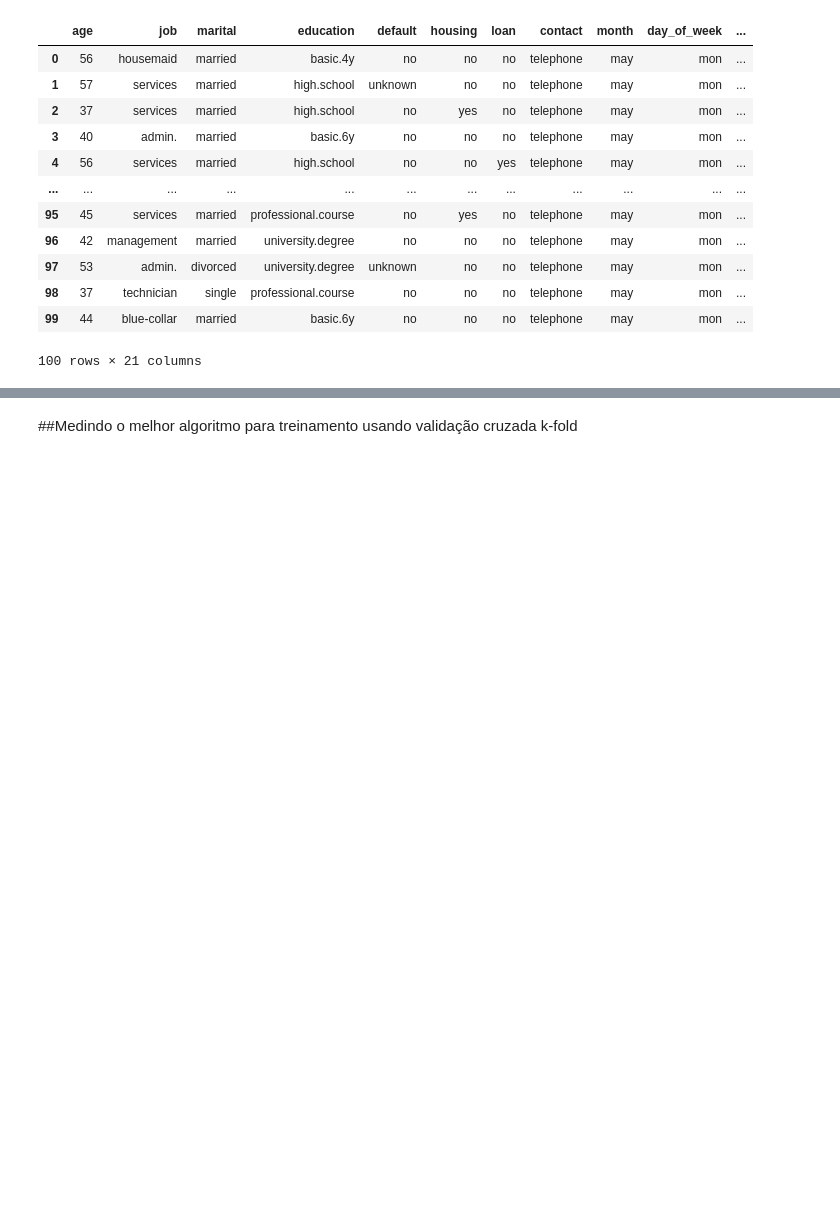
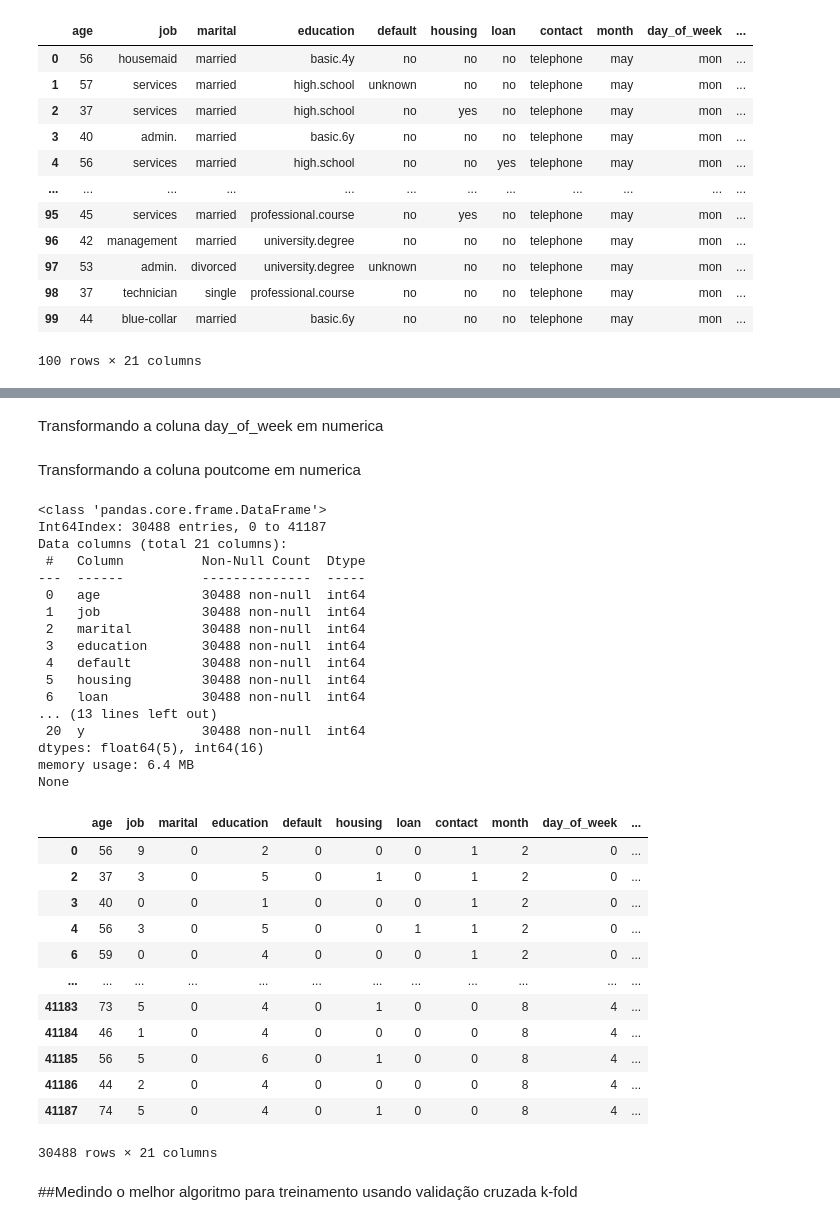
Before and after one commit to erickwb/Machine-Learning-Projects, a Jupyter notebook: Deposit Analysis/deposit_analysis.ipynb, the cells around one changed output, grey strips where cells are left out. Cells and saved outputs as stored; diff of their text form; code cells hidden in the pictures; blank space fills up the shorter version.

Commit message:
transformação das colunas categoricas em numericas, pequenas modificações de design

```diff
--- a/Deposit Analysis/deposit_analysis.ipynb
+++ b/Deposit Analysis/deposit_analysis.ipynb
@@ -186,0 +171,4 @@ dtype: int64
+# %%
+contact_map = {"cellular": 0, "telephone": 1}
+
+data['contact'].replace(contact_map, inplace= True)
@@ -186,0 +177,52 @@ dtype: int64
+# %%
+month_map = {"mar": 0, "apr": 1, "may": 2, "jun": 3, "jul": 4, "aug": 5, "sep": 6, "oct": 7, "nov": 8, "dec": 9}
+
+data['month'].replace(month_map, inplace= True)
+# %% [markdown]
+Transformando a coluna day_of_week em numerica
+# %%
+day_of_week_map = {"mon": 0, "tue": 1, "wed": 2, "thu":3 ,"fri": 4}
+
+data['day_of_week'].replace(day_of_week_map, inplace= True)
+# %% [markdown]
+Transformando a coluna poutcome em numerica
+# %%
+poutcome_map = {"nonexistent": 0, "failure": 1, "success": 2}
+
+data['poutcome'].replace(poutcome_map, inplace= True)
+# %%
+#new dataset
+print(data.info())
+
+data
+# %% [output]
+<class 'pandas.core.frame.DataFrame'>
+Int64Index: 30488 entries, 0 to 41187
+Data columns (total 21 columns):
+ #   Column          Non-Null Count  Dtype
+---  ------          --------------  -----
+ 0   age             30488 non-null  int64
+ 1   job             30488 non-null  int64
+ 2   marital         30488 non-null  int64
+ 3   education       30488 non-null  int64
+ 4   default         30488 non-null  int64
+ 5   housing         30488 non-null  int64
+ 6   loan            30488 non-null  int64
+... (13 lines left out)
+ 20  y               30488 non-null  int64
+dtypes: float64(5), int64(16)
+memory usage: 6.4 MB
+None
+|  | age | job | marital | education | default | housing | loan | contact | month | day_of_week | ... |
+| 0 | 56 | 9 | 0 | 2 | 0 | 0 | 0 | 1 | 2 | 0 | ... |
+| 2 | 37 | 3 | 0 | 5 | 0 | 1 | 0 | 1 | 2 | 0 | ... |
+| 3 | 40 | 0 | 0 | 1 | 0 | 0 | 0 | 1 | 2 | 0 | ... |
+| 4 | 56 | 3 | 0 | 5 | 0 | 0 | 1 | 1 | 2 | 0 | ... |
+| 6 | 59 | 0 | 0 | 4 | 0 | 0 | 0 | 1 | 2 | 0 | ... |
+| ... | ... | ... | ... | ... | ... | ... | ... | ... | ... | ... | ... |
+| 41183 | 73 | 5 | 0 | 4 | 0 | 1 | 0 | 0 | 8 | 4 | ... |
+| 41184 | 46 | 1 | 0 | 4 | 0 | 0 | 0 | 0 | 8 | 4 | ... |
+| 41185 | 56 | 5 | 0 | 6 | 0 | 1 | 0 | 0 | 8 | 4 | ... |
+| 41186 | 44 | 2 | 0 | 4 | 0 | 0 | 0 | 0 | 8 | 4 | ... |
+| 41187 | 74 | 5 | 0 | 4 | 0 | 1 | 0 | 0 | 8 | 4 | ... |
+30488 rows × 21 columns
```
Also changed, not shown: parts of 47 cells of this notebook.
